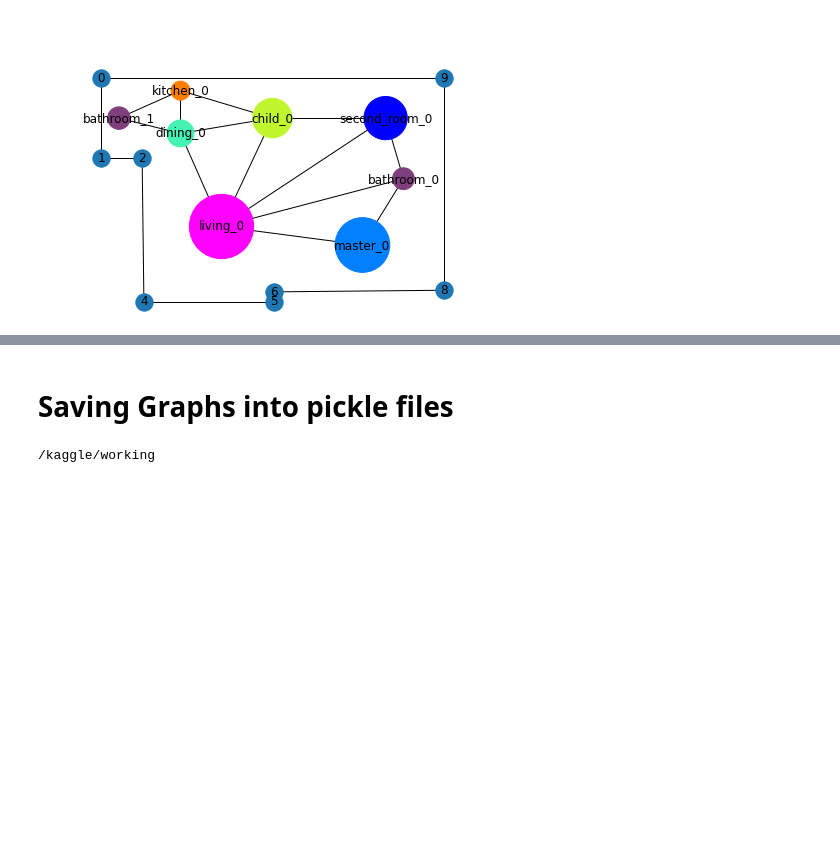
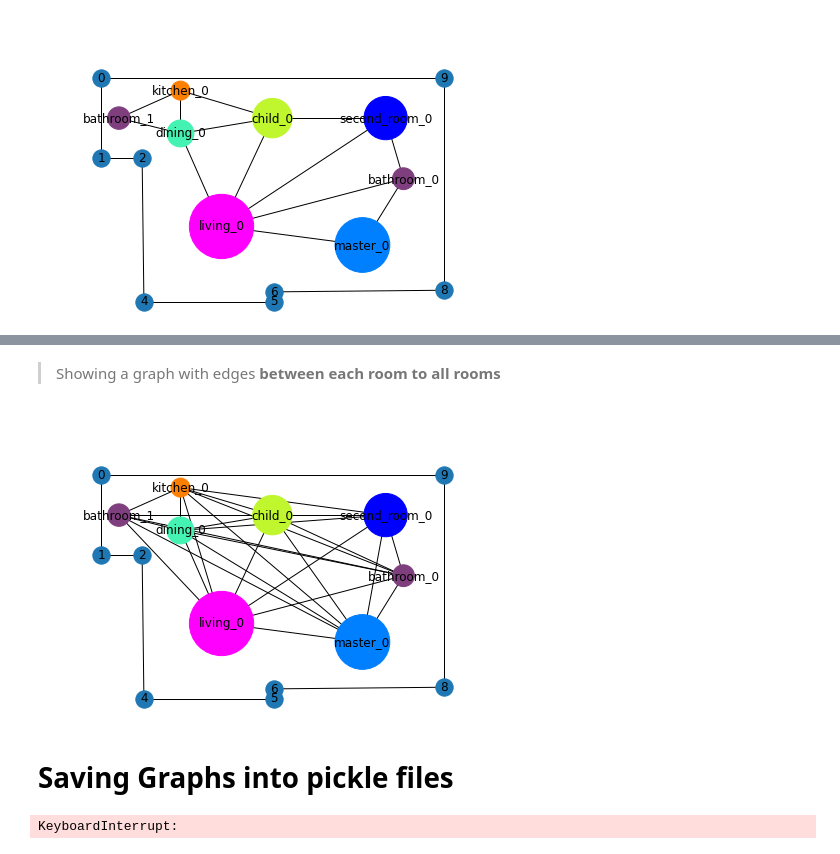
Before and after one commit to mo7amed7assan1911/Floor_Plan_Generation_using_GNNs, a Jupyter notebook: Creating_Dataset/generating-graphs.ipynb, the cells around one changed output, grey strips where cells are left out. Cells and saved outputs as stored; diff of their text form; code cells hidden in the pictures; blank space fills up the shorter version.

```diff
--- a/Creating_Dataset/generating-graphs.ipynb
+++ b/Creating_Dataset/generating-graphs.ipynb
@@ -795,2 +838,12 @@ draw_graph_boundary(b)
+# %% [markdown]
+> Showing a graph with edges **between each room to all rooms**
+# %%
+G_all_conected = createGraph(df_rooms_polys_dict[Graph_indes], all_conected=True)
+b = Handling_dubplicated_nodes(Graph_indes)
+
+draw_graph_nodes(G_all_conected);
+draw_graph_boundary(b);
+# %% [output]
+[figure, added]
 # %% [markdown]
 # Saving Graphs into pickle files
@@ -800,14 +850,28 @@ import os
-# %%
-Graphs = []
-boundaries = []
-for idx in tqdm(range(len(df_rooms_polys_dict))):
-    G = createGraph(df_rooms_polys_dict[idx])
-    b = Handling_dubplicated_nodes(idx)
-
-    Graphs.append(G)
-    boundaries.append(b)
-# %% [output]
-/kaggle/working
+# %%
+Graphs_real = []
+Graphs_living_to_all = []
+Graphs_all_conected = []
+boundaries = []
+
+for idx in tqdm(range(len(df_rooms_polys_dict))):
+    # graph as real floot plan
+    G_real = createGraph(df_rooms_polys_dict[idx])
+
+    # graph with connecting only living with all geoms
+    # G_living_to_all = createGraph(df_rooms_polys_dict[idx], living_to_all=True)
+
+    # graph with each room connected to all others
+    G_all_conected = createGraph(df_rooms_polys_dict[idx], all_conected=True)
+
+    # graph of the boundary
+    b = Handling_dubplicated_nodes(idx)
+
+    Graphs_real.append(G)
+#     Graphs_living_to_all.append(G_living_to_all)
+    Graphs_all_conected.append(G_all_conected)
+    boundaries.append(b)
+# %% [output]
+KeyboardInterrupt:
 # %%
 path = '/kaggle/working/graphs'
 if not os.path.exists(path):
```
Also changed, not shown: parts of 15 cells of this notebook.
